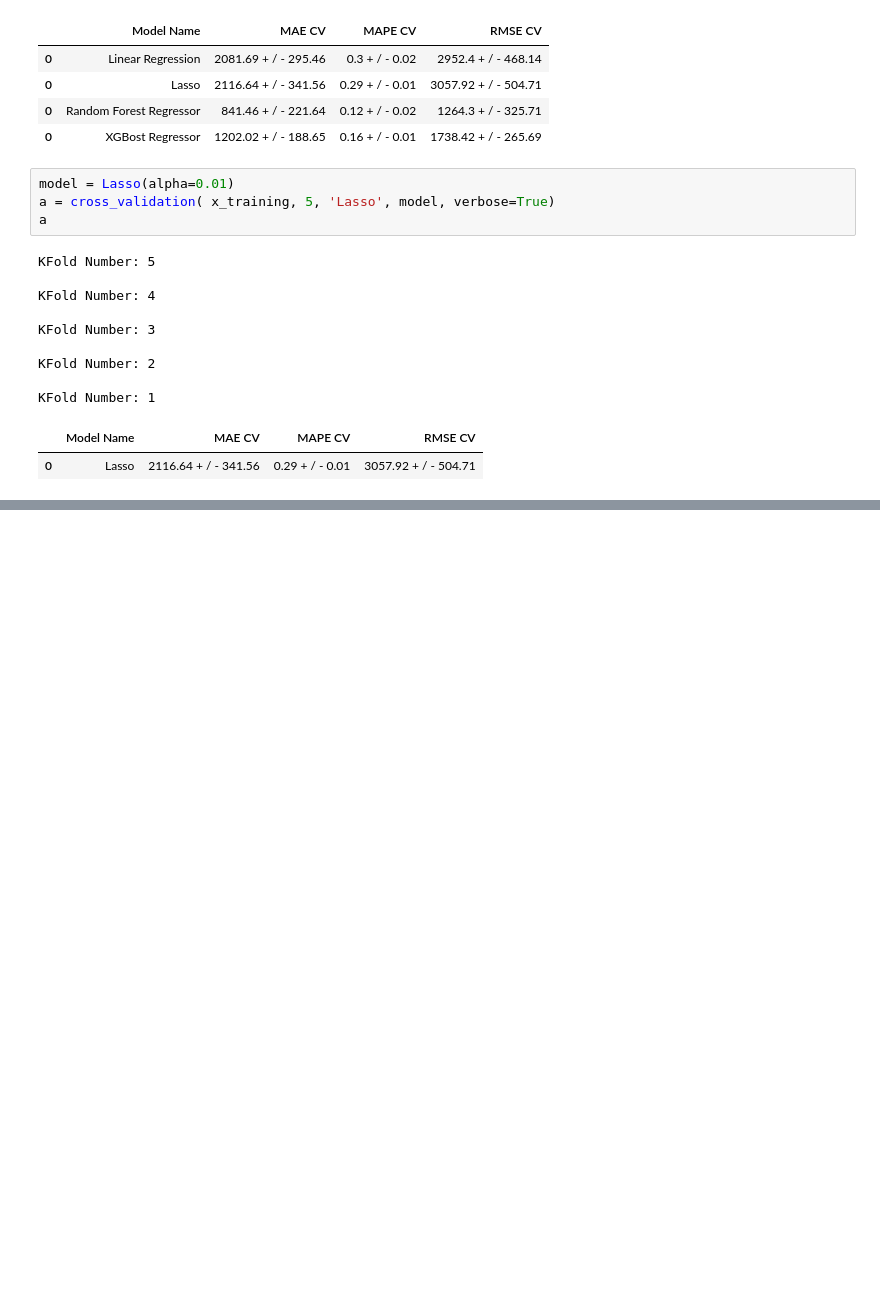
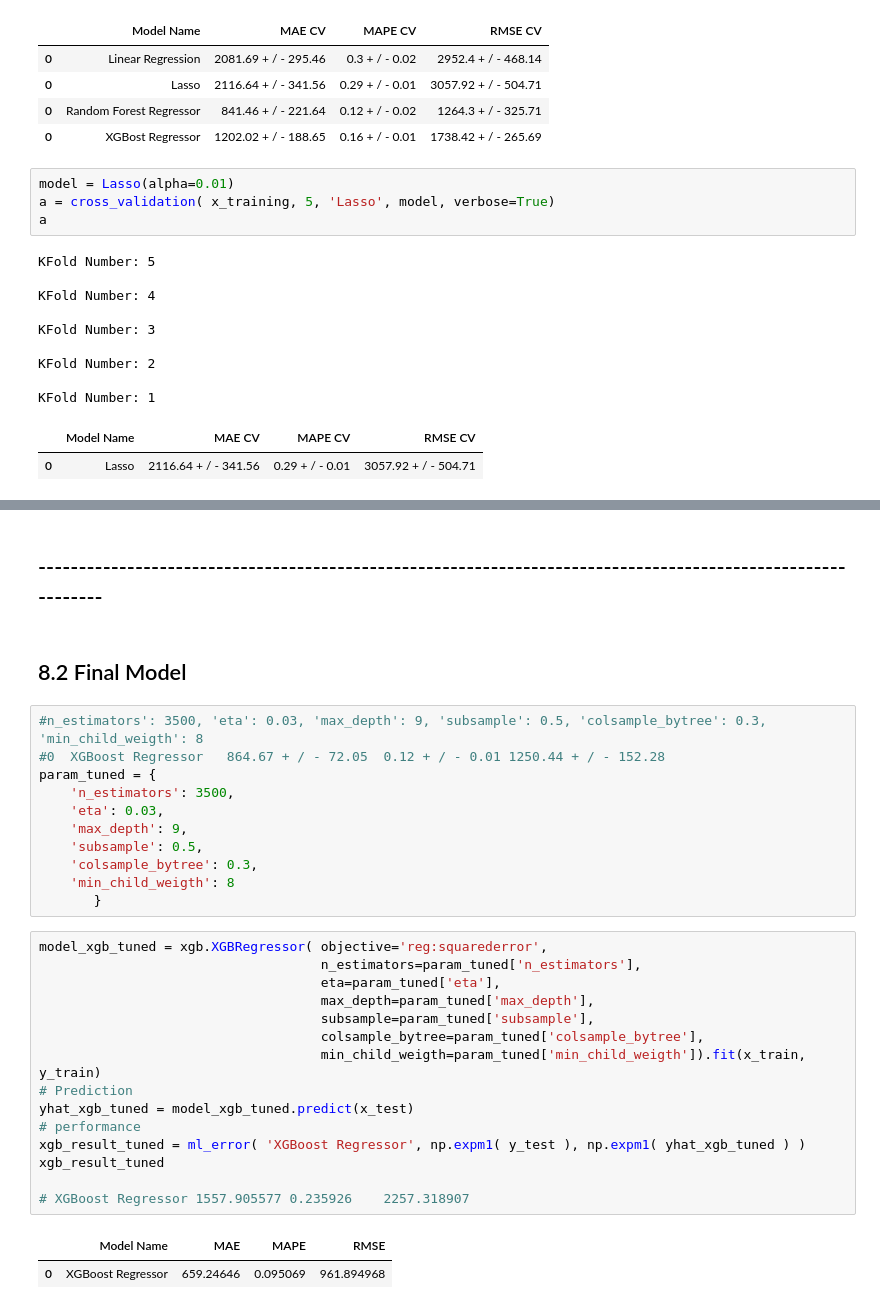
Before and after one commit to jcmazoni/rossmann, a Jupyter notebook: DS_aula1.ipynb, the cells around one changed output, grey strips where cells are left out. Saved outputs shown, nothing was run; the diff lists cells and outputs as text; blank space fills up the shorter version.

```diff
--- a/DS_aula1.ipynb
+++ b/DS_aula1.ipynb
@@ -1583,0 +1648,33 @@ KFold Number: 1
+# %% [markdown]
+## ------------------------------------------------------------------------------------------------------------
+# %% [markdown]
+## 8.2 Final Model
+# %%
+#n_estimators': 3500, 'eta': 0.03, 'max_depth': 9, 'subsample': 0.5, 'colsample_bytree': 0.3, 'min_child_weigth': 8
+#0	XGBoost Regressor	864.67 + / - 72.05	0.12 + / - 0.01	1250.44 + / - 152.28
+param_tuned = {
+    'n_estimators': 3500,
+    'eta': 0.03,
+    'max_depth': 9,
+    'subsample': 0.5,
+    'colsample_bytree': 0.3,
+    'min_child_weigth': 8
+       }
+# %%
+model_xgb_tuned = xgb.XGBRegressor( objective='reg:squarederror',
+                                    n_estimators=param_tuned['n_estimators'],
+                                    eta=param_tuned['eta'],
+                                    max_depth=param_tuned['max_depth'],
+                                    subsample=param_tuned['subsample'],
+                                    colsample_bytree=param_tuned['colsample_bytree'],
+                                    min_child_weigth=param_tuned['min_child_weigth']).fit(x_train, y_train)
+# Prediction
+yhat_xgb_tuned = model_xgb_tuned.predict(x_test)
+# performance
+xgb_result_tuned = ml_error( 'XGBoost Regressor', np.expm1( y_test ), np.expm1( yhat_xgb_tuned ) )
+xgb_result_tuned
+
+# XGBoost Regressor	1557.905577	0.235926	2257.318907
+# %% [output]
+|  | Model Name | MAE | MAPE | RMSE |
+| 0 | XGBoost Regressor | 659.24646 | 0.095069 | 961.894968 |
```
Also changed, not shown: parts of 13 cells of this notebook.
